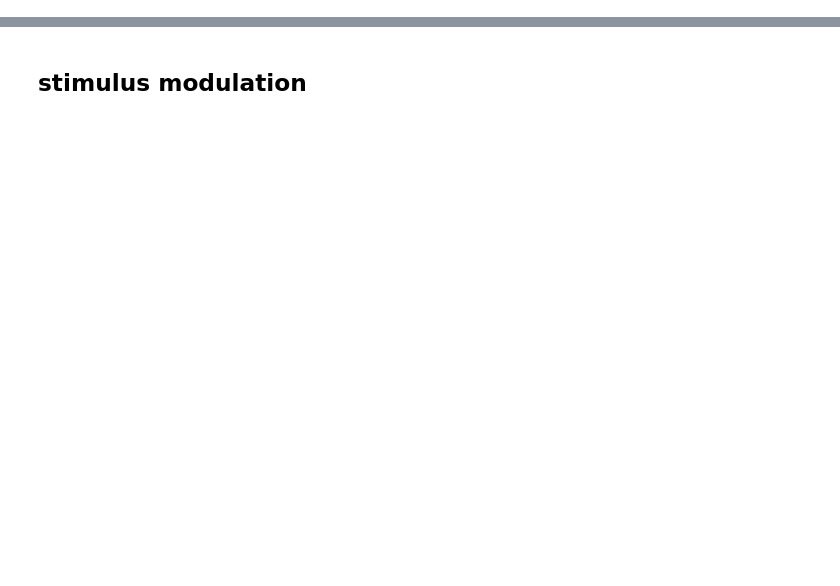
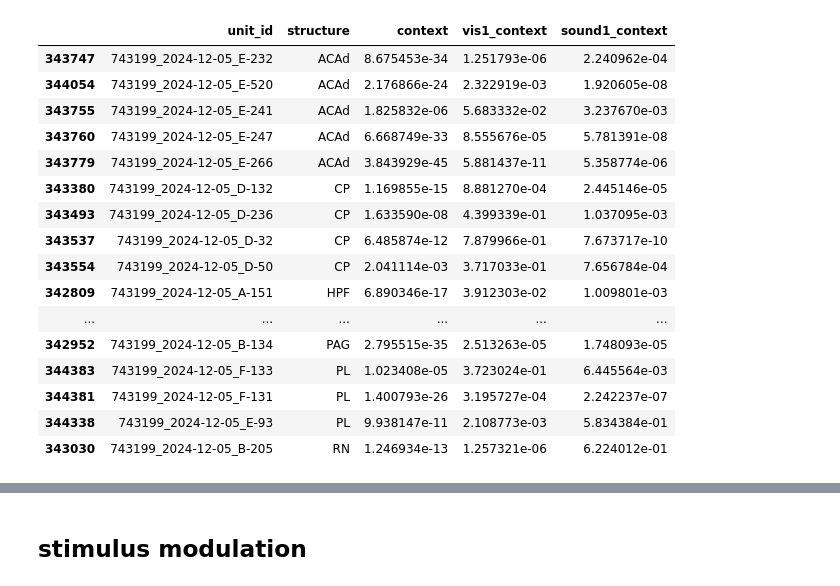
Before and after one commit to AllenInstitute/dynamic_routing_analysis, a Jupyter notebook: notebooks/single_unit_metrics_analysis.ipynb, the cells around one changed output, grey strips where cells are left out. Saved outputs shown, nothing was run; the diff lists cells and outputs as text; code cells hidden in the pictures; blank space fills up the shorter version.

```diff
--- a/notebooks/single_unit_metrics_analysis.ipynb
+++ b/notebooks/single_unit_metrics_analysis.ipynb
@@ -119,3 +124,7 @@ for structure, group in structure_grouping.items():
 sel_units=sel_units.query('structure not in @exclude_structure_list')
 
 adj_pvals=spike_utils.calculate_single_unit_metric_adjusted_pvals(sel_units,sel_project)
+# %%
+baseline_and_stimulus_context_modulated_units=adj_pvals.query(
+    'context<0.01 and (vis1_context<0.01 or sound1_context<0.01)')
+baseline_and_stimulus_context_modulated_units[['session_id','structure']].value_counts(sort=False)[-50:]
@@ -122,3 +149,25 @@ adj_pvals=spike_utils.calculate_single_unit_metric_adjusted_pvals(sel_units,sel_
+# %%
+baseline_and_stimulus_context_modulated_units.query(
+    'session_id=="743199_2024-12-05"'
+    )[['unit_id','structure','context','vis1_context','sound1_context']].sort_values('structure')[:50]
+# %% [output]
+|  | unit_id | structure | context | vis1_context | sound1_context |
+| 343747 | 743199_2024-12-05_E-232 | ACAd | 8.675453e-34 | 1.251793e-06 | 2.240962e-04 |
+| 344054 | 743199_2024-12-05_E-520 | ACAd | 2.176866e-24 | 2.322919e-03 | 1.920605e-08 |
+| 343755 | 743199_2024-12-05_E-241 | ACAd | 1.825832e-06 | 5.683332e-02 | 3.237670e-03 |
+| 343760 | 743199_2024-12-05_E-247 | ACAd | 6.668749e-33 | 8.555676e-05 | 5.781391e-08 |
+| 343779 | 743199_2024-12-05_E-266 | ACAd | 3.843929e-45 | 5.881437e-11 | 5.358774e-06 |
+| 343380 | 743199_2024-12-05_D-132 | CP | 1.169855e-15 | 8.881270e-04 | 2.445146e-05 |
+| 343493 | 743199_2024-12-05_D-236 | CP | 1.633590e-08 | 4.399339e-01 | 1.037095e-03 |
+| 343537 | 743199_2024-12-05_D-32 | CP | 6.485874e-12 | 7.879966e-01 | 7.673717e-10 |
+| 343554 | 743199_2024-12-05_D-50 | CP | 2.041114e-03 | 3.717033e-01 | 7.656784e-04 |
+| 342809 | 743199_2024-12-05_A-151 | HPF | 6.890346e-17 | 3.912303e-02 | 1.009801e-03 |
+| ... | ... | ... | ... | ... | ... |
+| 342952 | 743199_2024-12-05_B-134 | PAG | 2.795515e-35 | 2.513263e-05 | 1.748093e-05 |
+| 344383 | 743199_2024-12-05_F-133 | PL | 1.023408e-05 | 3.723024e-01 | 6.445564e-03 |
+| 344381 | 743199_2024-12-05_F-131 | PL | 1.400793e-26 | 3.195727e-04 | 2.242237e-07 |
+| 344338 | 743199_2024-12-05_E-93 | PL | 9.938147e-11 | 2.108773e-03 | 5.834384e-01 |
+| 343030 | 743199_2024-12-05_B-205 | RN | 1.246934e-13 | 1.257321e-06 | 6.224012e-01 |
 # %%
 #simplified structure grouping
 # combine some smaller, related areas
```
Also changed, not shown: parts of 23 cells of this notebook, 10 other files.
